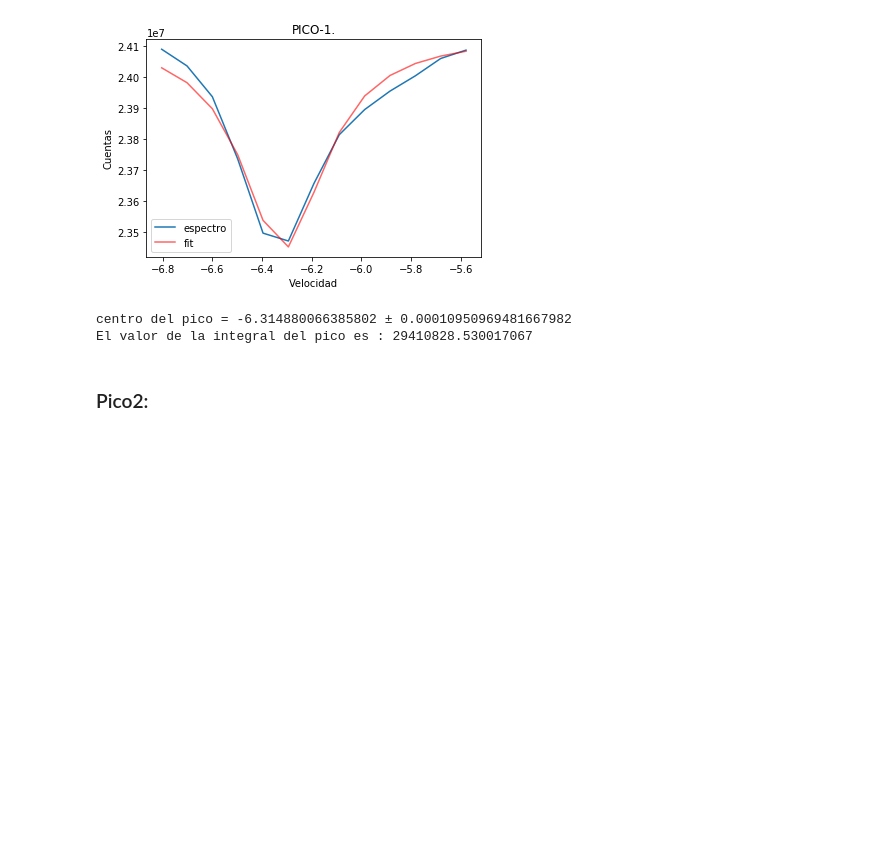
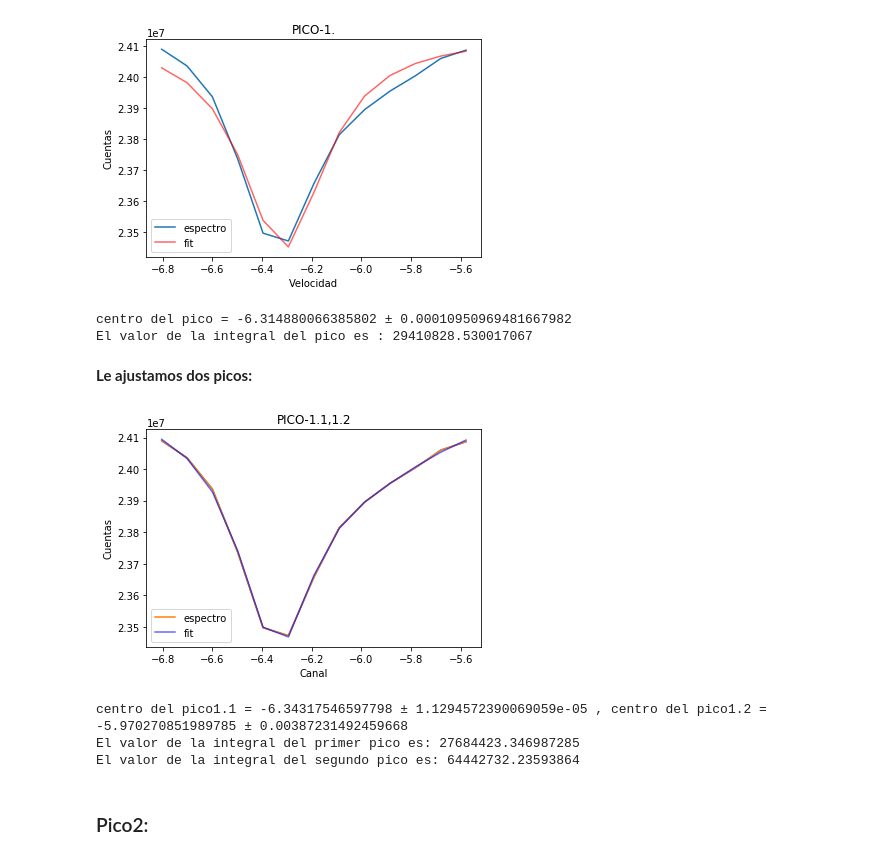
Before and after one commit to monticellifernando/EC2, a Jupyter notebook: 2020/GA/Exp2/Mössbauer_parte2.ipynb, the cells around one changed output. Drawn from its saved outputs; the diff is of its cells as text; code cells hidden in the pictures; blank space fills up the shorter version.

```diff
--- a/2020/GA/Mössbauer_parte2.ipynb
+++ b/2020/GA/Exp2/Mössbauer_parte2.ipynb
@@ -385,6 +385,55 @@ print("El valor de la integral del pico es :",k)
 [figure]
 centro del pico = -6.314880066385802 ± 0.00010950969481667982
 El valor de la integral del pico es : 29410828.530017067
+# %% [markdown]
+**Le ajustamos dos picos:**
+# %%
+
+Pi1=data.iloc[70:83,]
+
+plt.plot(Pi1.iloc[:,0],Pi1.iloc[:,1])
+plt.title("PICO-1.1,1.2")
+x=Pi1.iloc[:,0]
+y=Pi1.iloc[:,1]
+
+def Lorentz(x, a1, a2, x01 , x02 , b1 , b2 ,c):    #a=altura*5, x0
+    return -(a1 * b1**2 / ((x-x01)**2 + b1**2) + a2 * b2**2 / ((x-x02)**2 + b2**2))+c
+
+popt,pcov = curve_fit(Lorentz, x, y, p0=[2350000,2350000,-6.4,-6.2,0.3,0.3,950000])
+
+plt.plot(Pi1.iloc[:,0],Pi1.iloc[:,1],label="espectro")    #doy vuelta el pico poniendo valor -y
+plt.plot(x, Lorentz(x, *popt), 'b-', label='fit',alpha=0.6)
+plt.legend()
+plt.xlabel('Canal')
+plt.ylabel('Cuentas')
+plt.show()
+
+print("centro del pico1.1 =",popt[2],"±",pcov[2,2],", centro del pico1.2 =",popt[3],"±",pcov[3,3])
+
+#CALCULAMOS LAS INTEGRALES DE LOS PICOS
+def integrand(x,c,d):
+    return Lorentz(x,popt[0],0,popt[2],0,popt[4],0,popt[6])
+c = popt[2]-3*popt[4]
+d = popt[2]+3*popt[4]
+I = quad(integrand, popt[2]-3*popt[4], popt[2]+3*popt[4],args=(c,d))
+# print(I)
+t=I[0]
+
+def integrand(x,c,d):
+    return Lorentz(x,0,popt[1],0,popt[3],0,popt[5],popt[6])
+c = popt[3]-3*popt[5]
+d = popt[3]+3*popt[5]
+I = quad(integrand, popt[3]-3*popt[5], popt[3]+3*popt[5],args=(c,d))
+# print(I)
+l=I[0]
+
+print("El valor de la integral del primer pico es:",t)
+print("El valor de la integral del segundo pico es:",l)
+# %% [output]
+[figure, added]
+centro del pico1.1 = -6.34317546597798 ± 1.1294572390069059e-05 , centro del pico1.2 = -5.970270851989785 ± 0.00387231492459668
+El valor de la integral del primer pico es: 27684423.346987285
+El valor de la integral del segundo pico es: 64442732.23593864
 # %% [markdown]
 ### Pico2:
 # %%
```
Also changed, not shown: parts of 9 cells of this notebook, 9 other files.
